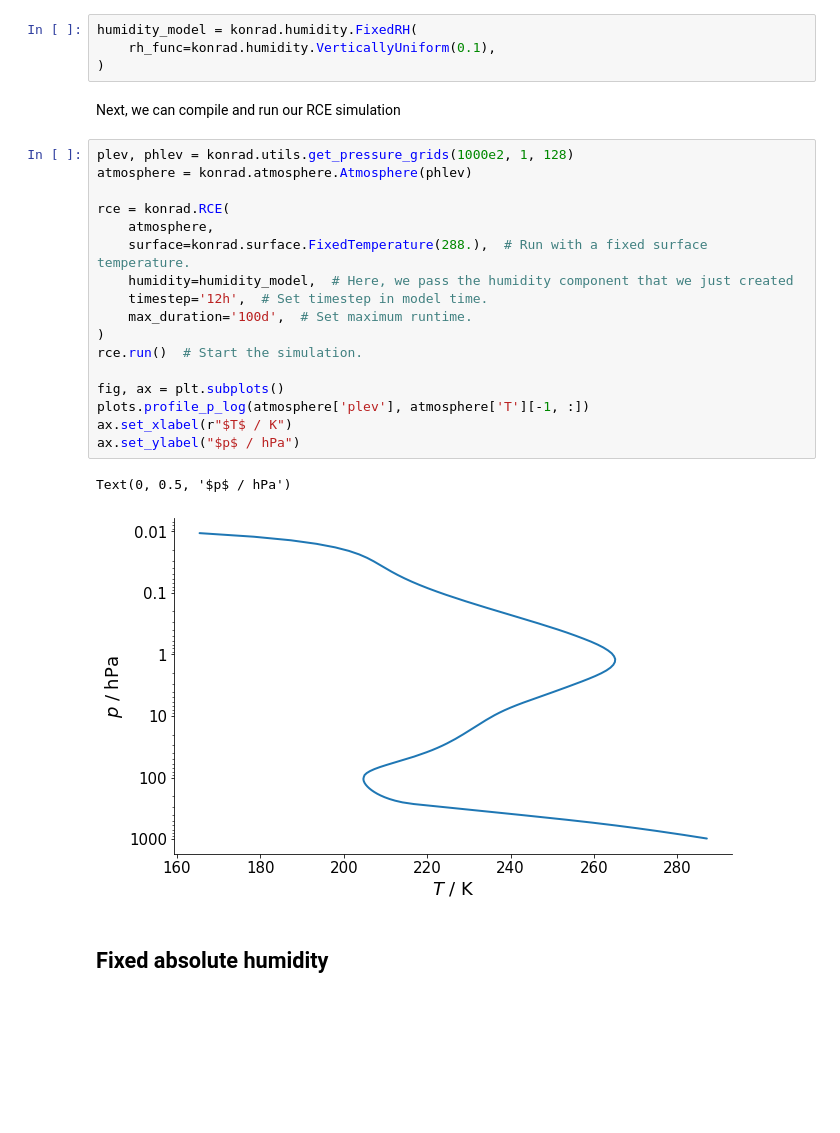
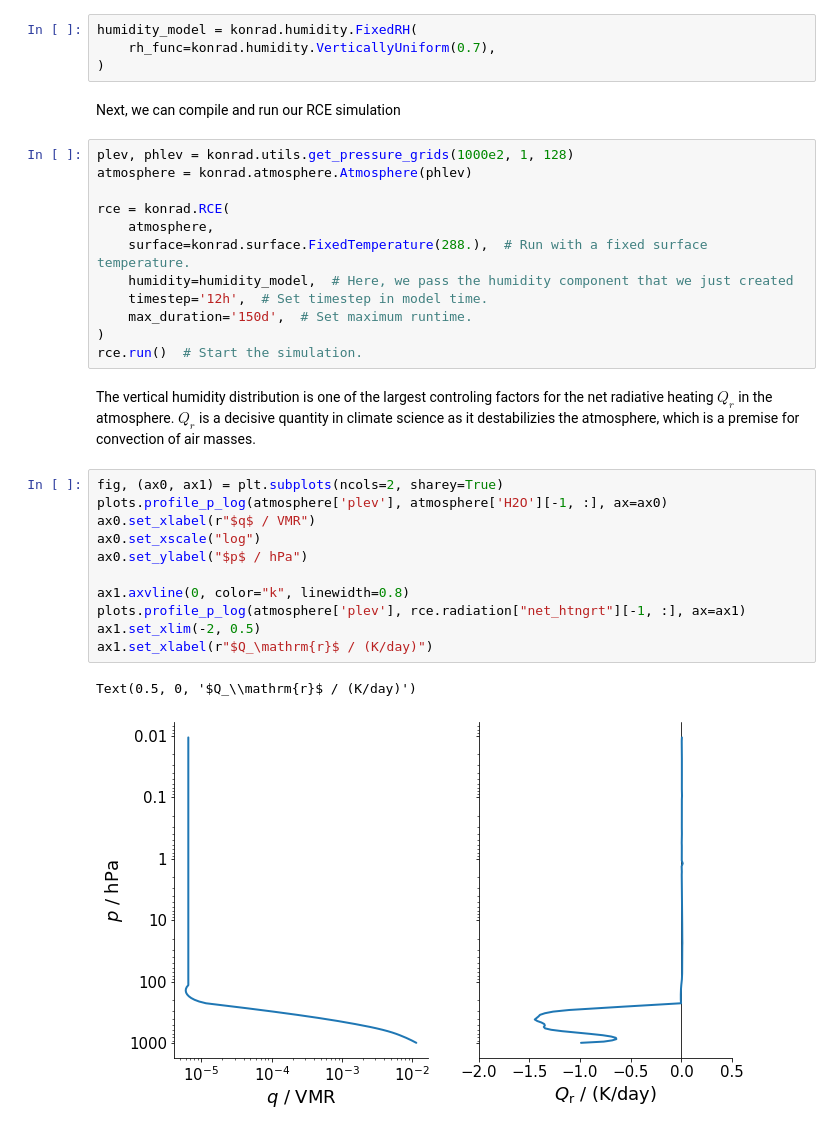
Before and after one commit to atmtools/konrad, a Jupyter notebook: _sources/humidity.ipynb, the cells around one changed output. Cells and saved outputs as stored; diff of their text form; blank space fills up the shorter version.

```diff
--- a/_sources/humidity.ipynb
+++ b/_sources/humidity.ipynb
@@ -16,7 +16,7 @@ Internally, this is done by the `FixedRH` component, which will use a given func
 There are various pre-defined functions in `konrad.humidity`, for exmaple, a vertically uniform humidity distribution.
 # %%
 humidity_model = konrad.humidity.FixedRH(
-    rh_func=konrad.humidity.VerticallyUniform(0.1),
+    rh_func=konrad.humidity.VerticallyUniform(0.7),
 )
 # %% [markdown]
 Next, we can compile and run our RCE simulation
@@ -29,17 +29,24 @@ rce = konrad.RCE(
     surface=konrad.surface.FixedTemperature(288.),  # Run with a fixed surface temperature.
     humidity=humidity_model,  # Here, we pass the humidity component that we just created
     timestep='12h',  # Set timestep in model time.
-    max_duration='100d',  # Set maximum runtime.
+    max_duration='150d',  # Set maximum runtime.
 )
 rce.run()  # Start the simulation.
-
-fig, ax = plt.subplots()
-plots.profile_p_log(atmosphere['plev'], atmosphere['T'][-1, :])
-ax.set_xlabel(r"$T$ / K")
-ax.set_ylabel("$p$ / hPa")
-# %% [output]
-Text(0, 0.5, '$p$ / hPa')
-[figure, removed]
-# %% [markdown]
-## Fixed absolute humidity
+# %% [markdown]
+The vertical humidity distribution is one of the largest controling factors for the net radiative heating $Q_r$ in the atmosphere.
+$Q_r$ is a decisive quantity in climate science as it destabilizies the atmosphere, which is a premise for convection of air masses.
+# %%
+fig, (ax0, ax1) = plt.subplots(ncols=2, sharey=True)
+plots.profile_p_log(atmosphere['plev'], atmosphere['H2O'][-1, :], ax=ax0)
+ax0.set_xlabel(r"$q$ / VMR")
+ax0.set_xscale("log")
+ax0.set_ylabel("$p$ / hPa")
+
+ax1.axvline(0, color="k", linewidth=0.8)
+plots.profile_p_log(atmosphere['plev'], rce.radiation["net_htngrt"][-1, :], ax=ax1)
+ax1.set_xlim(-2, 0.5)
+ax1.set_xlabel(r"$Q_\mathrm{r}$ / (K/day)")
+# %% [output]
+Text(0.5, 0, '$Q_\\mathrm{r}$ / (K/day)')
+[figure, added]
 # %% [markdown]
```
Also changed, not shown: parts of 2 cells of this notebook, 42 other files.
